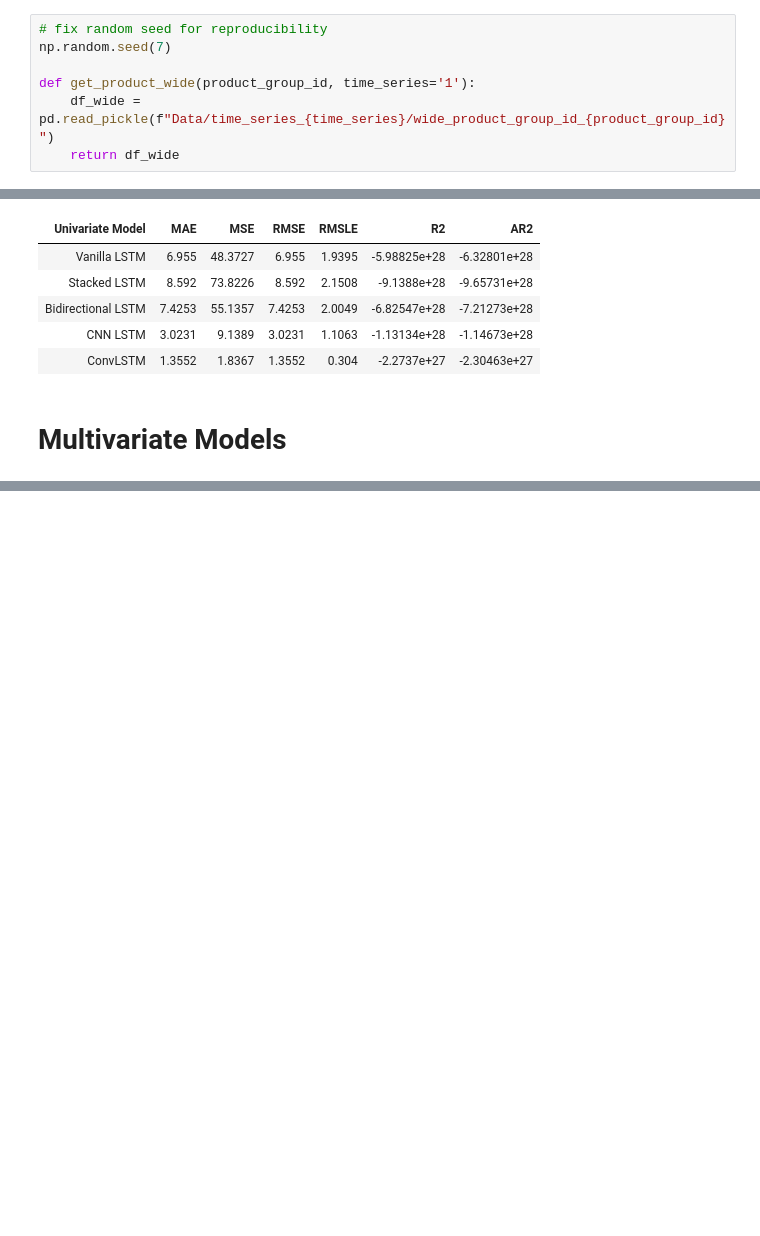
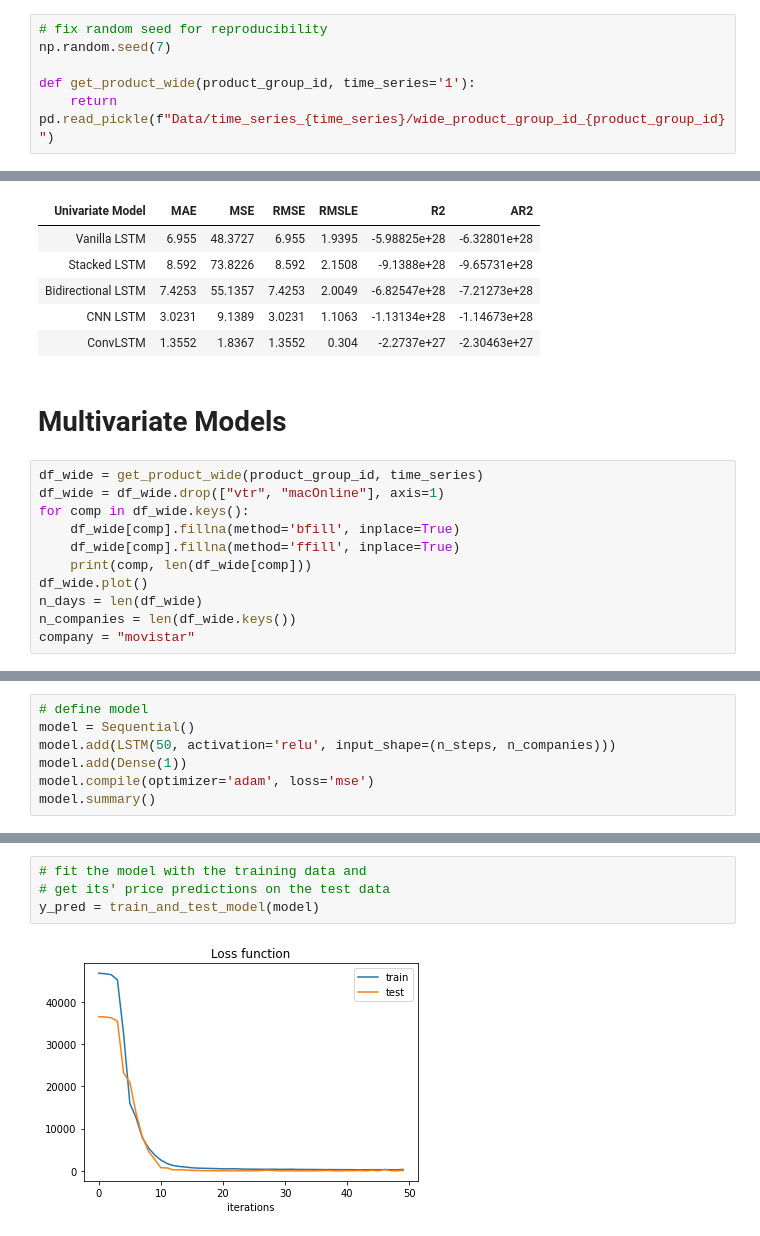
Before and after one commit to MarioCSilva/ProductPricesPrediction, a Jupyter notebook: read_files.ipynb, the cells around one changed output, grey strips where cells are left out. Drawn from its saved outputs; the diff is of its cells as text; blank space fills up the shorter version.

```diff
--- a/read_files.ipynb
+++ b/read_files.ipynb
@@ -127,8 +127,7 @@ df_wide
 np.random.seed(7)
 
 def get_product_wide(product_group_id, time_series='1'):
-    df_wide = pd.read_pickle(f"Data/time_series_{time_series}/wide_product_group_id_{product_group_id}")
-    return df_wide
+    return pd.read_pickle(f"Data/time_series_{time_series}/wide_product_group_id_{product_group_id}")
 # %% [markdown]
 ## Data Visualization
 # %%
@@ -537,3 +536,14 @@ tabulate(model_results,
 | ConvLSTM | 1.3552 | 1.8367 | 1.3552 | 0.304 | -2.2737e+27 | -2.30463e+27 |
 # %% [markdown]
 # Multivariate Models
+# %%
+df_wide = get_product_wide(product_group_id, time_series)
+df_wide = df_wide.drop(["vtr", "macOnline"], axis=1)
+for comp in df_wide.keys():
+    df_wide[comp].fillna(method='bfill', inplace=True)
+    df_wide[comp].fillna(method='ffill', inplace=True)
+    print(comp, len(df_wide[comp]))
+df_wide.plot()
+n_days = len(df_wide)
+n_companies = len(df_wide.keys())
+company = "movistar"
@@ -584,0 +641,7 @@ IndexError: too many indices for array: array is 1-dimensional, but 2 were index
+# %%
+# define model
+model = Sequential()
+model.add(LSTM(50, activation='relu', input_shape=(n_steps, n_companies)))
+model.add(Dense(1))
+model.compile(optimizer='adam', loss='mse')
+model.summary()
@@ -584,0 +662,6 @@ IndexError: too many indices for array: array is 1-dimensional, but 2 were index
+# %%
+# fit the model with the training data and
+# get its' price predictions on the test data
+y_pred = train_and_test_model(model)
+# %% [output]
+[figure, added]
```
Also changed, not shown: parts of 39 cells of this notebook.
